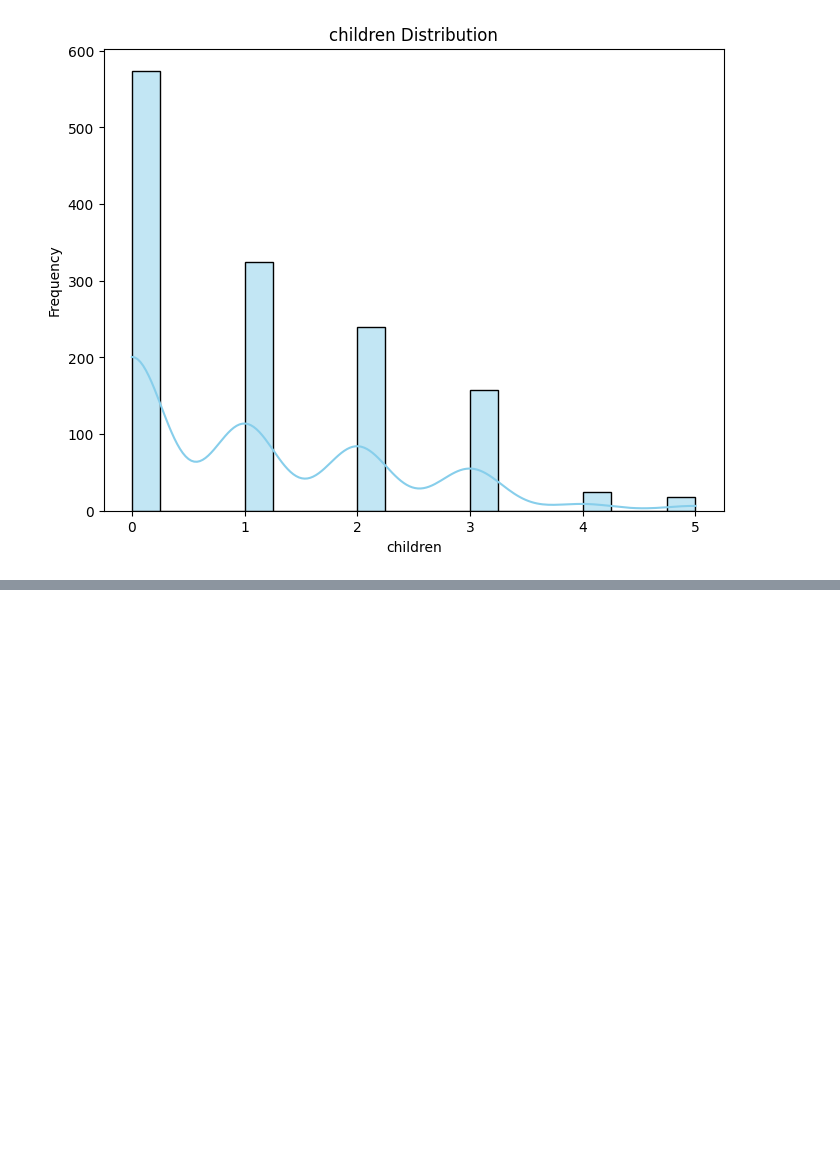
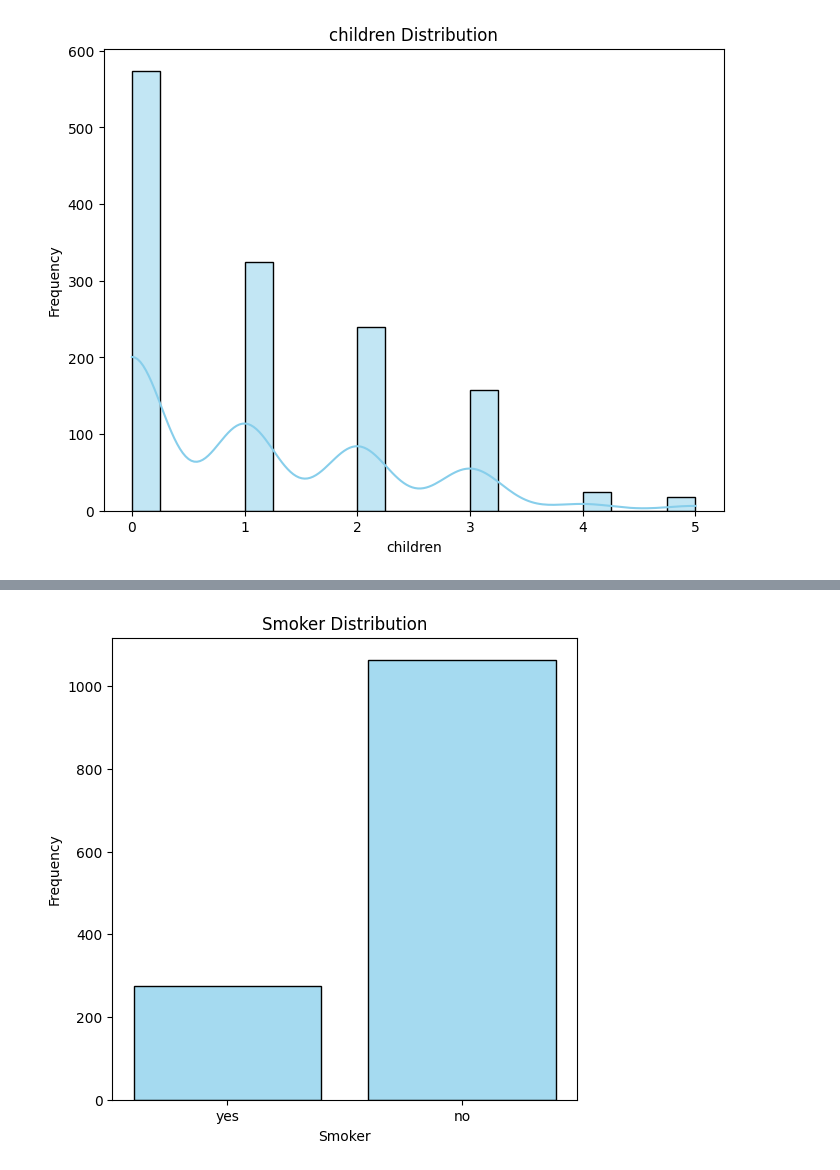
Before and after one commit to ans9611/Predictive_InsureCalc, a Jupyter notebook: Predictive_InsureCalc.ipynb, the cells around one changed output, grey strips where cells are left out. Cells and saved outputs as stored; diff of their text form; code cells hidden in the pictures; blank space fills up the shorter version.

```diff
--- a/Predictive_InsureCalc.ipynb
+++ b/Predictive_InsureCalc.ipynb
@@ -106,0 +141,10 @@ plt.show()
+# %%
+# Column charts for Categorical Column - sex
+plt.figure(figsize=(6, 6))
+sns.histplot(data['smoker'], bins=10, color='skyblue', shrink=0.8)
+plt.title('Smoker Distribution')
+plt.xlabel('Smoker')
+plt.ylabel('Frequency')
+plt.show()
+# %% [output]
+[figure, added]
```
Also changed, not shown: parts of 21 cells of this notebook, 2 other files.
